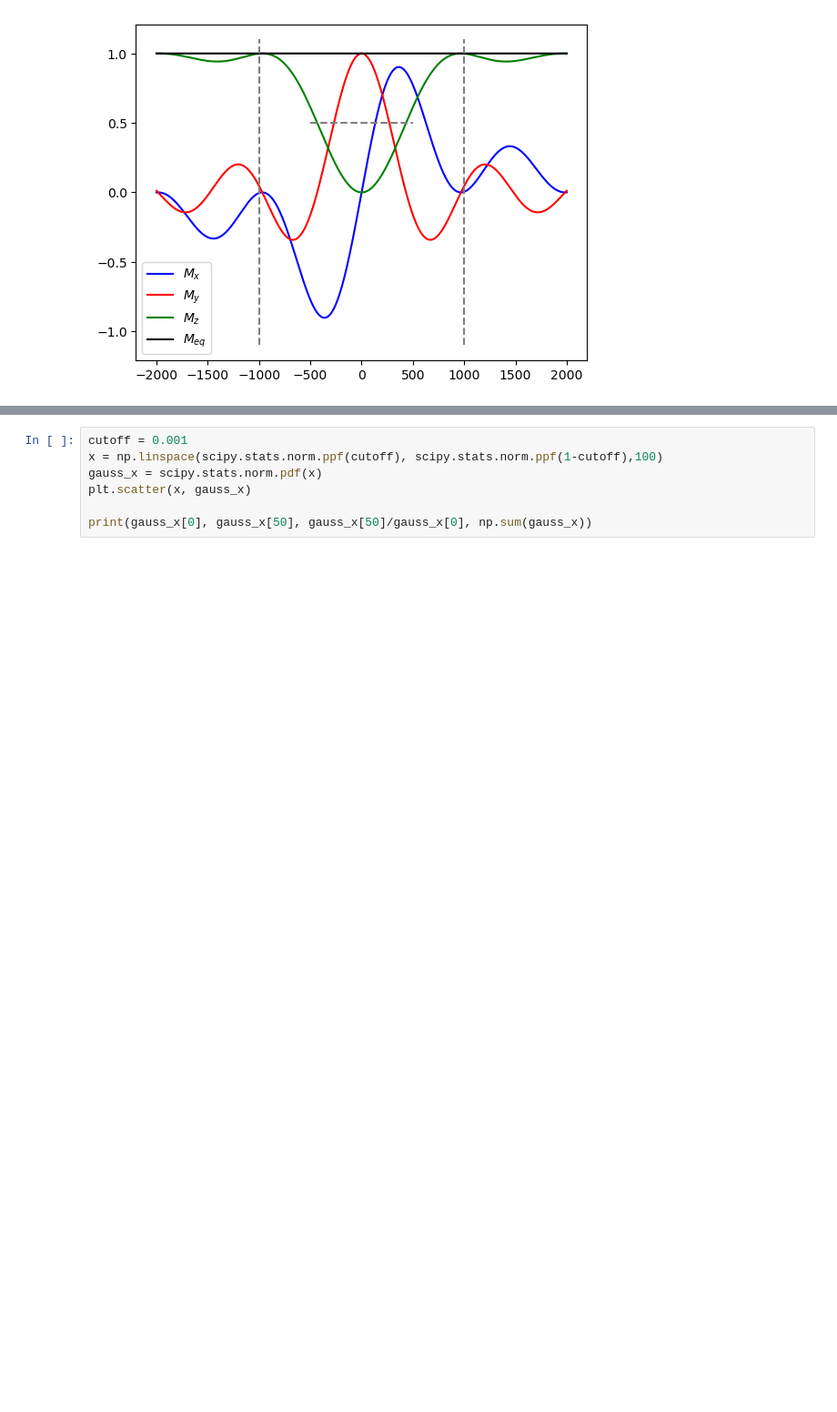
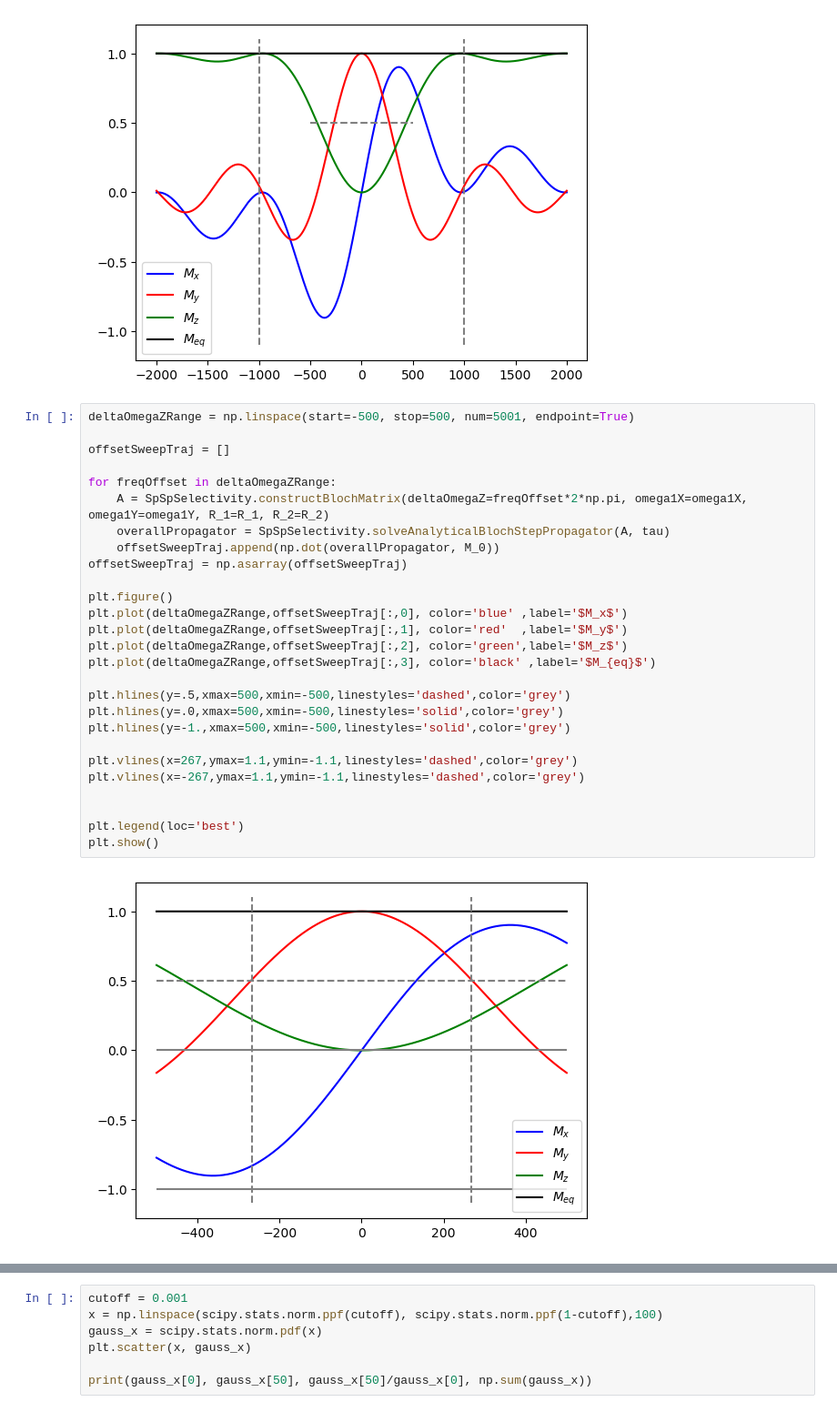
Before and after one commit to Xiao-JI-94158/SpSpSel, a Jupyter notebook: SpSpSelDemo-1.ipynb, the cells around one changed output, grey strips where cells are left out. Shown at 91% size. Saved outputs shown, nothing was run; the diff lists cells and outputs as text; blank space fills up the shorter version.

Commit message:
Changes to be committed: 	modified:   SpSpSelDemo-1.ipynb 	modified:   SpSpSelectivity.py
    Started section DANTE

```diff
--- a/SpSpSelDemo-1.ipynb
+++ b/SpSpSelDemo-1.ipynb
@@ -109,4 +117,33 @@ plt.legend(loc='best')
 plt.show()
 # %% [output]
 [figure]
+# %%
+deltaOmegaZRange = np.linspace(start=-500, stop=500, num=5001, endpoint=True)
+
+offsetSweepTraj = []
+
+for freqOffset in deltaOmegaZRange:
+    A = SpSpSelectivity.constructBlochMatrix(deltaOmegaZ=freqOffset*2*np.pi, omega1X=omega1X, omega1Y=omega1Y, R_1=R_1, R_2=R_2)
+    overallPropagator = SpSpSelectivity.solveAnalyticalBlochStepPropagator(A, tau)
+    offsetSweepTraj.append(np.dot(overallPropagator, M_0))
+offsetSweepTraj = np.asarray(offsetSweepTraj)
+
+plt.figure()
+plt.plot(deltaOmegaZRange,offsetSweepTraj[:,0], color='blue' ,label='$M_x$')
+plt.plot(deltaOmegaZRange,offsetSweepTraj[:,1], color='red'  ,label='$M_y$')
+plt.plot(deltaOmegaZRange,offsetSweepTraj[:,2], color='green',label='$M_z$')
+plt.plot(deltaOmegaZRange,offsetSweepTraj[:,3], color='black' ,label='$M_{eq}$')
+
+plt.hlines(y=.5,xmax=500,xmin=-500,linestyles='dashed',color='grey')
+plt.hlines(y=.0,xmax=500,xmin=-500,linestyles='solid',color='grey')
+plt.hlines(y=-1.,xmax=500,xmin=-500,linestyles='solid',color='grey')
+
+plt.vlines(x=267,ymax=1.1,ymin=-1.1,linestyles='dashed',color='grey')
+plt.vlines(x=-267,ymax=1.1,ymin=-1.1,linestyles='dashed',color='grey')
+
+
+plt.legend(loc='best')
+plt.show()
+# %% [output]
+[figure, added]
 # %% [markdown]
```
Also changed, not shown: parts of 20 cells of this notebook, 1 other file.
